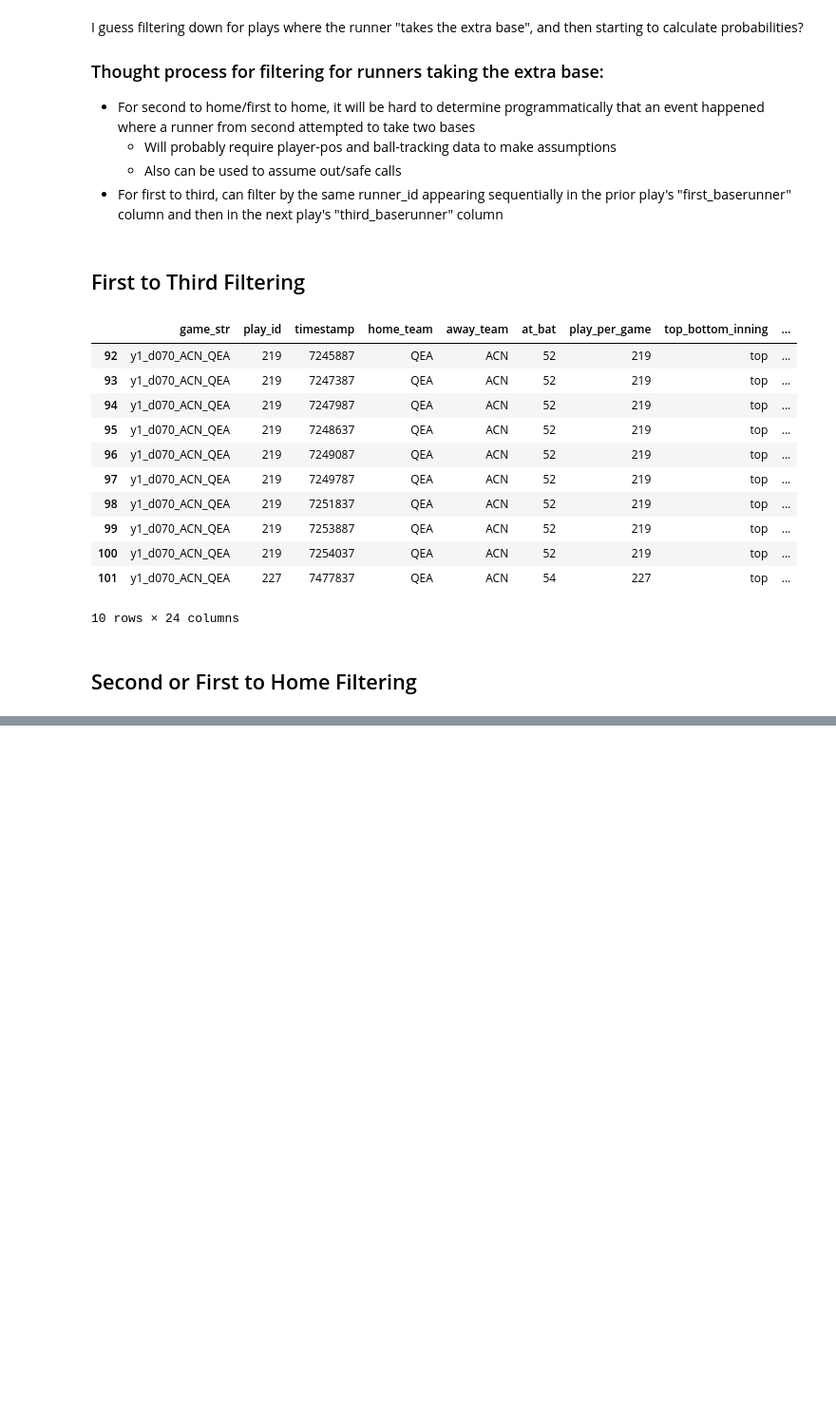
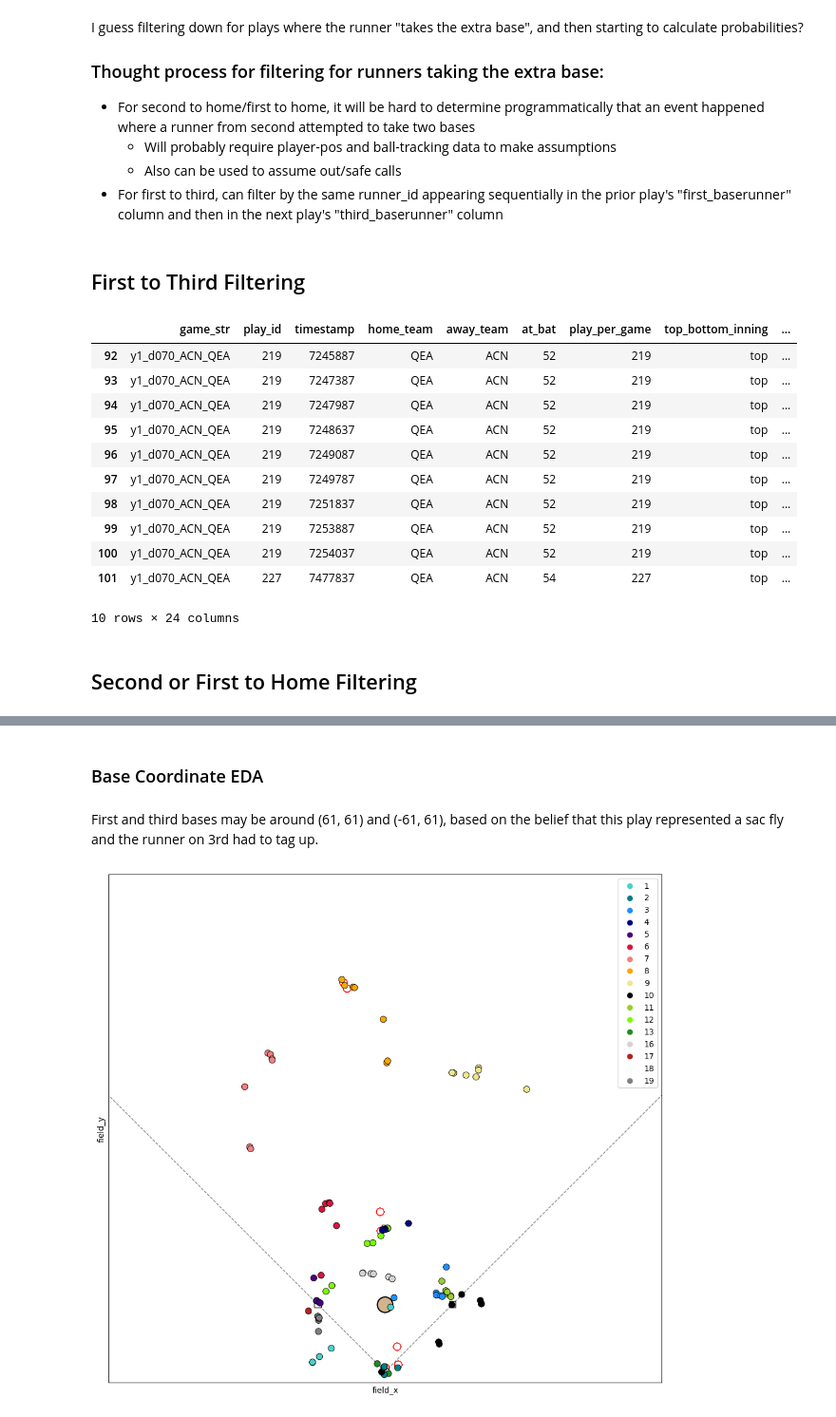
Before and after one commit to alexfrederick1/The-Man-in-the-Middle, a Jupyter notebook: extra_base.ipynb, the cells around one changed output, grey strips where cells are left out. Shown: that part at 95% size. Drawn from its saved outputs; the diff is of its cells as text; code cells hidden in the pictures; blank space fills up the shorter version.

```diff
--- a/extra_base.ipynb
+++ b/extra_base.ipynb
@@ -189,0 +185,6 @@ first_or_second_ppos.head(50)
+# %%
+#Adding ball_pos data into existing dataframe
+ball_pos = pd.read_csv('ball_pos/QEA/ACN/year_1/day_070/ball_pos.csv')
+first_or_second = pd.merge(first_or_second_ppos, ball_pos, on = ['game_str', 'play_id', 'timestamp'], how = 'inner')
+
+first_or_second[first_or_second['play_id'] == 45].head(50)
@@ -190,3 +210,64 @@ first_or_second_ppos.head(50)
+# %% [markdown]
+### Base Coordinate EDA
+# %% [markdown]
+First and third bases may be around (61, 61) and (-61, 61), based on the belief that this play represented a sac fly and the runner on 3rd had to tag up.
+# %%
+player_pos_colors = {7: 'lightcoral',
+                 8: 'orange',
+                 9: 'khaki',
+                 1: 'mediumturquoise',
+                 2: 'teal',
+                 3: 'dodgerblue',
+                 4: 'navy',
+                 5: 'indigo',
+                 6: 'crimson',
+                 10: 'black',
+                 11: 'yellowgreen',
+                 12: 'lawngreen',
+                 13: 'forestgreen',
+                 14: 'silver',
+                 16: 'lightgray',
+                 17: 'firebrick',
+                 18: 'mintcream',
+                 19: 'gray'}
+
+
+import seaborn as sns
+
+fig, ax = plt.subplots(figsize=(10, 10))
+
+example_play = first_or_second[first_or_second_ppos['play_id'] == 45]
+X = example_play['field_x']
+Y = example_play['field_y']
+sns.scatterplot(ax=ax, x=X, y=Y, hue = example_play['player_position'], palette = player_pos_colors, edgecolor = 'black', alpha = 1, zorder = 2, s = 60)
+sns.scatterplot(ax=ax, x = example_play['ball_position_x'], y = example_play['ball_position_y'], edgecolor = 'red', s = 80, color = 'white')
+
+#Chatted seaborn baseball diagram
+base_coords = [(0, 0), (61, 61), (0, 130), (-61, 61)]
+for x, y in base_coords:
+    base = plt.Rectangle((x-3, y-3), 6, 6, color='white', ec='black', zorder=1)
+    ax.add_patch(base)
+
+# Foul lines: from home to left and right field corners
+ax.plot([0, -250], [0, 250], color='gray', linestyle='--', linewidth=1, zorder=0)  # Left field line
+ax.plot([0, 250], [0, 250], color='gray', linestyle='--', linewidth=1, zorder=0)   # Right field line
+
+# Pitcher's mound at (0, 60.5)
+mound = plt.Circle((0, 60.5), 7, color='tan', ec='black', lw=1.5, zorder=1)
+ax.add_patch(mound)
+
+# Outfield arc centered at home, spanning from left to right field
+
+ax.set_xlim(-250, 250)
+ax.set_ylim(-10, 450)
+ax.set_aspect('equal')
+ax.set_xticks([])
+ax.set_yticks([])
+
+plt.tight_layout()
+plt.show()
+# %% [output]
+[figure, added]
 # %% [markdown]
 ## Current Status:
 
```
Also changed, not shown: parts of 5 cells of this notebook.
